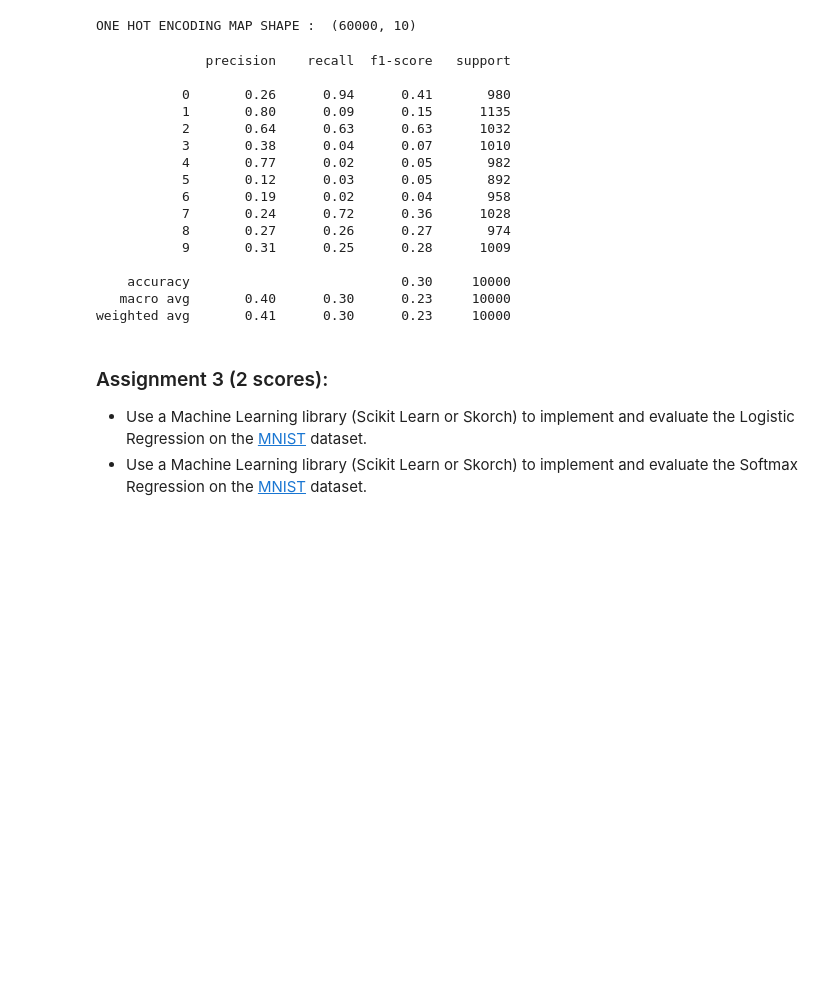
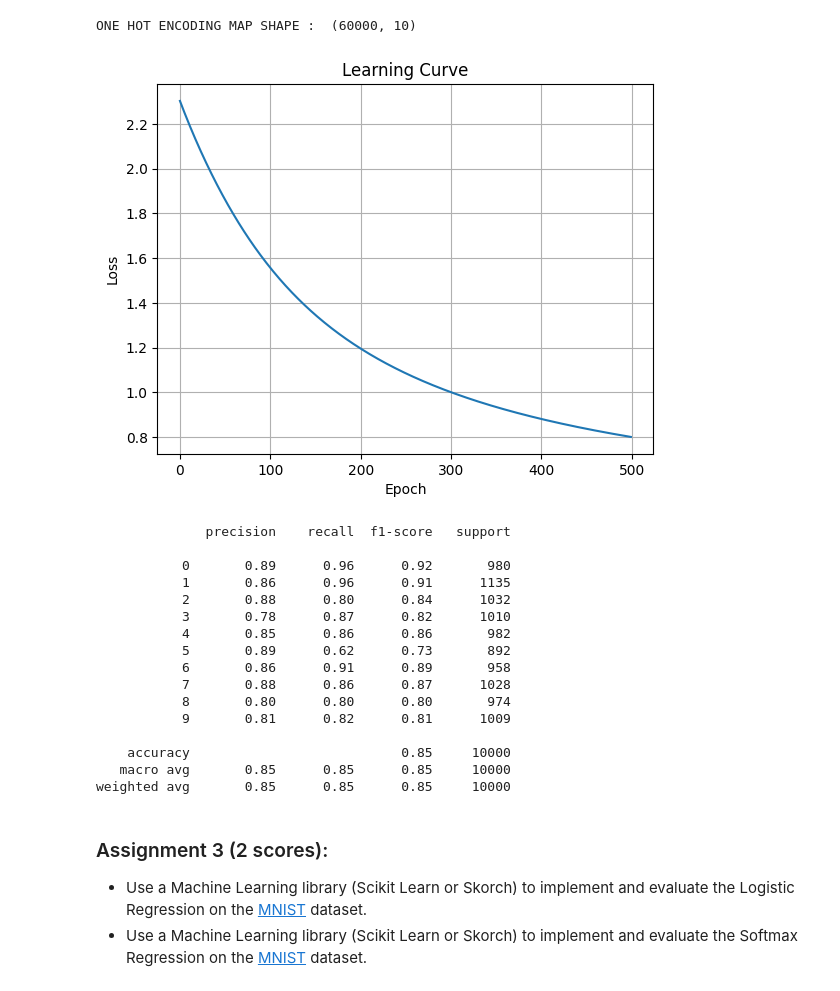
Before and after one commit to iamtro-2006/DS102_LAB02, a Jupyter notebook: assignments.ipynb, the cells around one changed output. Drawn from its saved outputs; the diff is of its cells as text; code cells hidden in the pictures; blank space fills up the shorter version.

```diff
--- a/assignments.ipynb
+++ b/assignments.ipynb
@@ -216,29 +216,33 @@ class SoftmaxRegression:
 train_label_one_hot = one_hot(train_label).astype(int)
 # %% [output]
 ONE HOT ENCODING MAP SHAPE :  (60000, 10)
-# %%
-sg = SoftmaxRegression()
-sg.fit(train_img, train_label_one_hot)
+# %%
+model = SoftmaxRegression(lr=1e-2, epochs=500)
+model.fit(train_img, train_label_one_hot)
+
+model.plot_learning_curve()
+# %% [output]
+[figure, added]
 # %%
-y_pred = sg.predict(test_img)
+y_pred = model.predict(test_img)
 print(classification_report(test_label, y_pred))
 # %% [output]
               precision    recall  f1-score   support
 
-           0       0.26      0.94      0.41       980
-           1       0.80      0.09      0.15      1135
-           2       0.64      0.63      0.63      1032
-           3       0.38      0.04      0.07      1010
-           4       0.77      0.02      0.05       982
-           5       0.12      0.03      0.05       892
-           6       0.19      0.02      0.04       958
-           7       0.24      0.72      0.36      1028
-           8       0.27      0.26      0.27       974
-           9       0.31      0.25      0.28      1009
+           0       0.89      0.96      0.92       980
+           1       0.86      0.96      0.91      1135
+           2       0.88      0.80      0.84      1032
+           3       0.78      0.87      0.82      1010
+           4       0.85      0.86      0.86       982
+           5       0.89      0.62      0.73       892
+           6       0.86      0.91      0.89       958
+           7       0.88      0.86      0.87      1028
+           8       0.80      0.80      0.80       974
+           9       0.81      0.82      0.81      1009
 
-    accuracy                           0.30     10000
-   macro avg       0.40      0.30      0.23     10000
-weighted avg       0.41      0.30      0.23     10000
+    accuracy                           0.85     10000
+   macro avg       0.85      0.85      0.85     10000
+weighted avg       0.85      0.85      0.85     10000
 # %% [markdown]
 ### Assignment 3 (2 scores):
 
```
Also changed, not shown: parts of 4 cells of this notebook, 5 other files.
